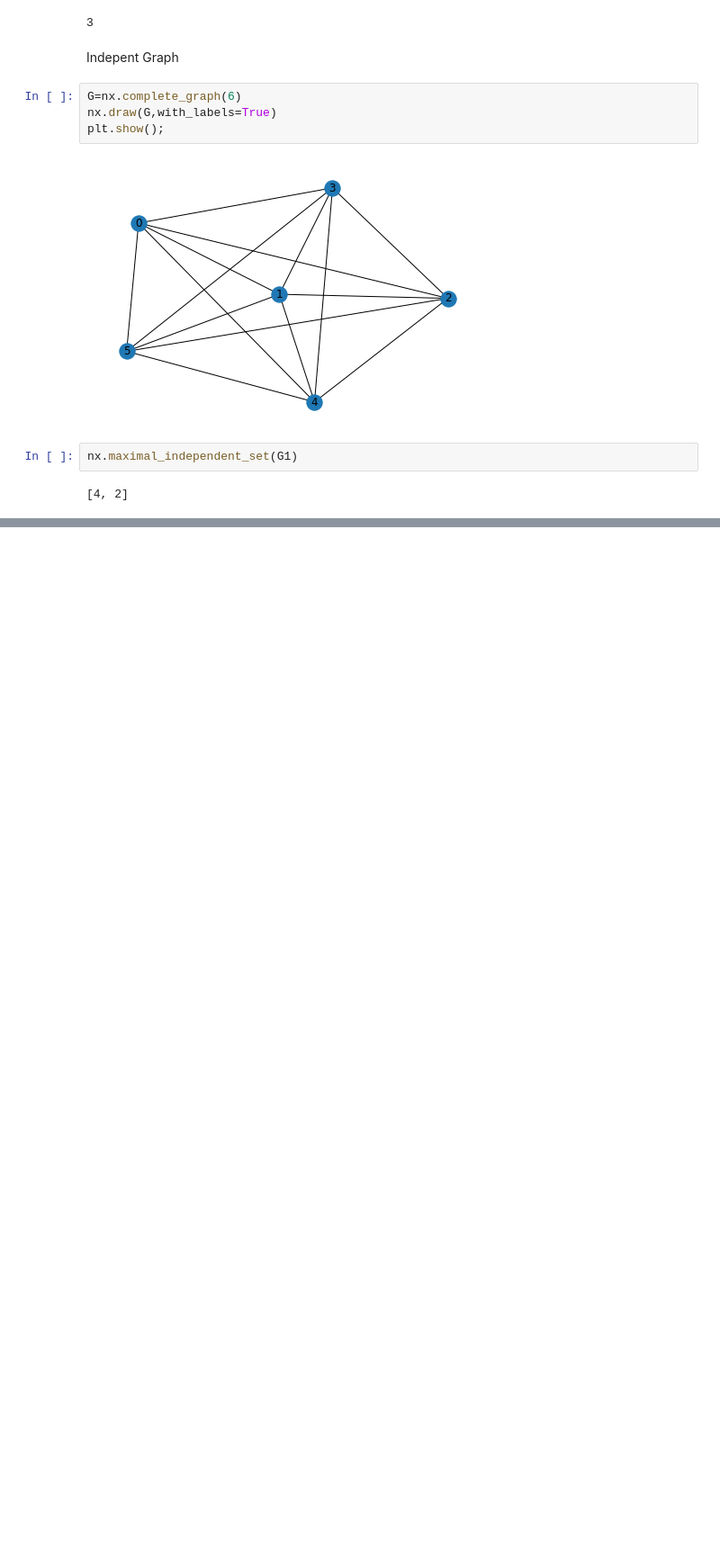
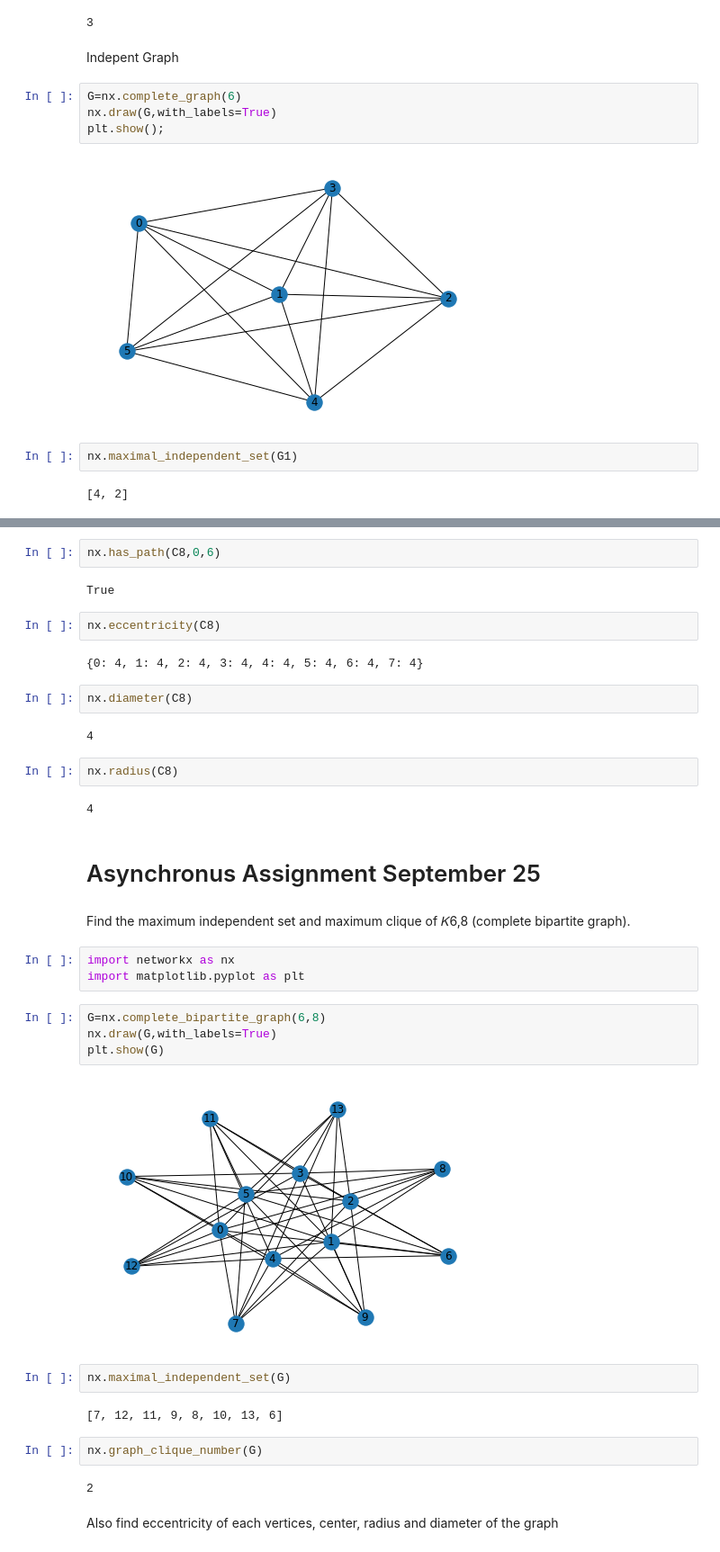
Before and after one commit to ronxldwilson/Python-Notes, a Jupyter notebook: GRAPH_THEORY_NOTEBOOK_COMPLETE.ipynb, the cells around one changed output, grey strips where cells are left out. Shown at 90% size. Saved outputs shown, nothing was run; the diff lists cells and outputs as text; blank space fills up the shorter version.

```diff
--- a/GRAPH_THEORY_NOTEBOOK_COMPLETE.ipynb
+++ b/GRAPH_THEORY_NOTEBOOK_COMPLETE.ipynb
@@ -1026,0 +1111,39 @@ nx.maximal_independent_set(G1)
+# %%
+nx.has_path(C8,0,6)
+# %% [output]
+True
+# %%
+nx.eccentricity(C8)
+# %% [output]
+{0: 4, 1: 4, 2: 4, 3: 4, 4: 4, 5: 4, 6: 4, 7: 4}
+# %%
+nx.diameter(C8)
+# %% [output]
+4
+# %%
+nx.radius(C8)
+# %% [output]
+4
+# %% [markdown]
+# Asynchronus Assignment September 25
+# %% [markdown]
+Find the maximum independent set and maximum clique of 𝐾6,8 (complete bipartite graph).
+# %%
+import networkx as nx
+import matplotlib.pyplot as plt
+# %%
+G=nx.complete_bipartite_graph(6,8)
+nx.draw(G,with_labels=True)
+plt.show(G)
+# %% [output]
+[figure, added]
+# %%
+nx.maximal_independent_set(G)
+# %% [output]
+[7, 12, 11, 9, 8, 10, 13, 6]
+# %%
+nx.graph_clique_number(G)
+# %% [output]
+2
+# %% [markdown]
+Also find eccentricity of each vertices, center, radius and diameter of the graph
```
Also changed, not shown: parts of 79 cells of this notebook.
